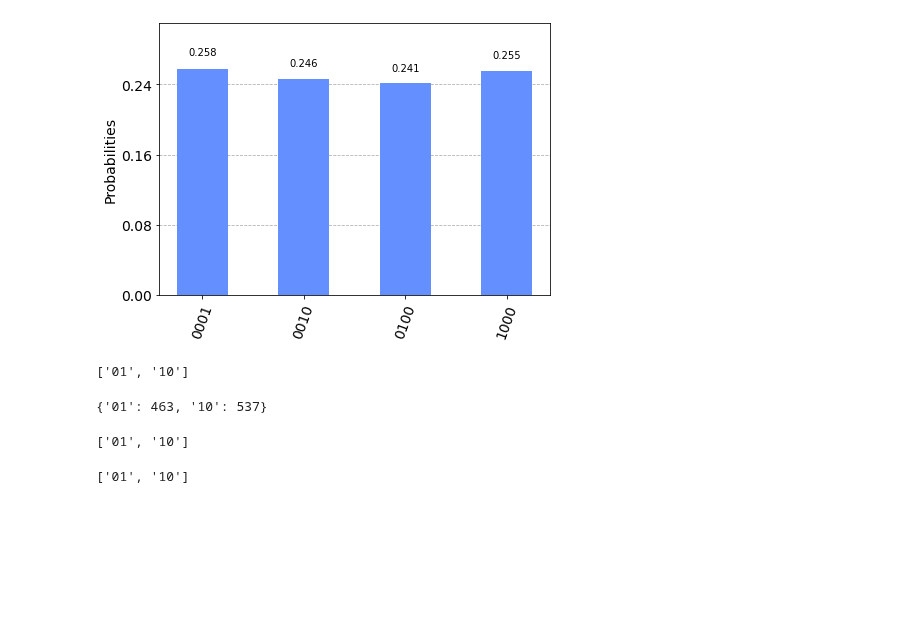
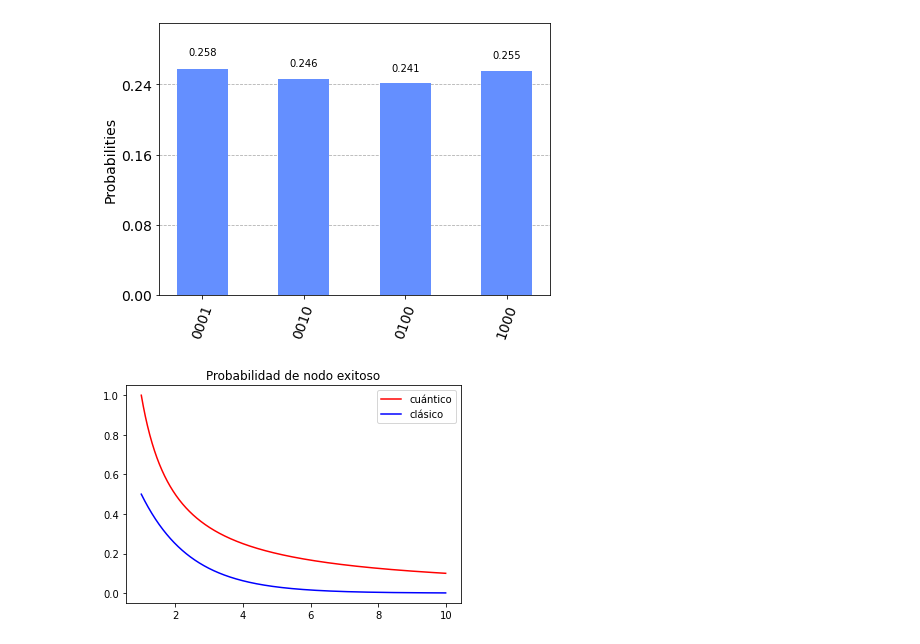
Before and after one commit to agustinsilva447/Quantum-Game-Theory, a Jupyter notebook: qikit-quantum-game-theory/notebooks/test_rotaciones.ipynb, the cells around one changed output. Saved outputs shown, nothing was run; the diff lists cells and outputs as text; code cells hidden in the pictures; blank space fills up the shorter version.

Commit message:
QGT graph

```diff
--- a/qikit-quantum-game-theory/notebooks/test_rotaciones.ipynb
+++ b/qikit-quantum-game-theory/notebooks/test_rotaciones.ipynb
@@ -163,19 +163,18 @@ q_3: ┤3         ├┤ RX(π/2) ├┤ RY(3π/8) ├┤ RZ(3π/4) ├┤3
 c: 4/════════════════════════════════════════════════════════════╩══╩══╩══╩═
                                                                  0  1  2  3
 [figure]
-# %%
-sorted(measurement)
-# %% [output]
-['01', '10']
-# %%
-measurement
-# %% [output]
-{'01': 463, '10': 537}
-# %%
-sorted(list(measurement.keys()))
-# %% [output]
-['01', '10']
-# %%
-list(measurement.keys())
-# %% [output]
-['01', '10']
+# %%
+import numpy as np
+import matplotlib.pyplot as plt
+
+x = np.arange(1, 10, 0.01)
+f1 = 1 / x
+f2 = np.power(2,-x)
+
+plt.plot(x,f1,'red', label = 'cuántico')
+plt.plot(x,f2,'blue', label = 'clásico')
+plt.legend()
+plt.title("Probabilidad de nodo exitoso")
+plt.show()
+# %% [output]
+[figure, added]
```
